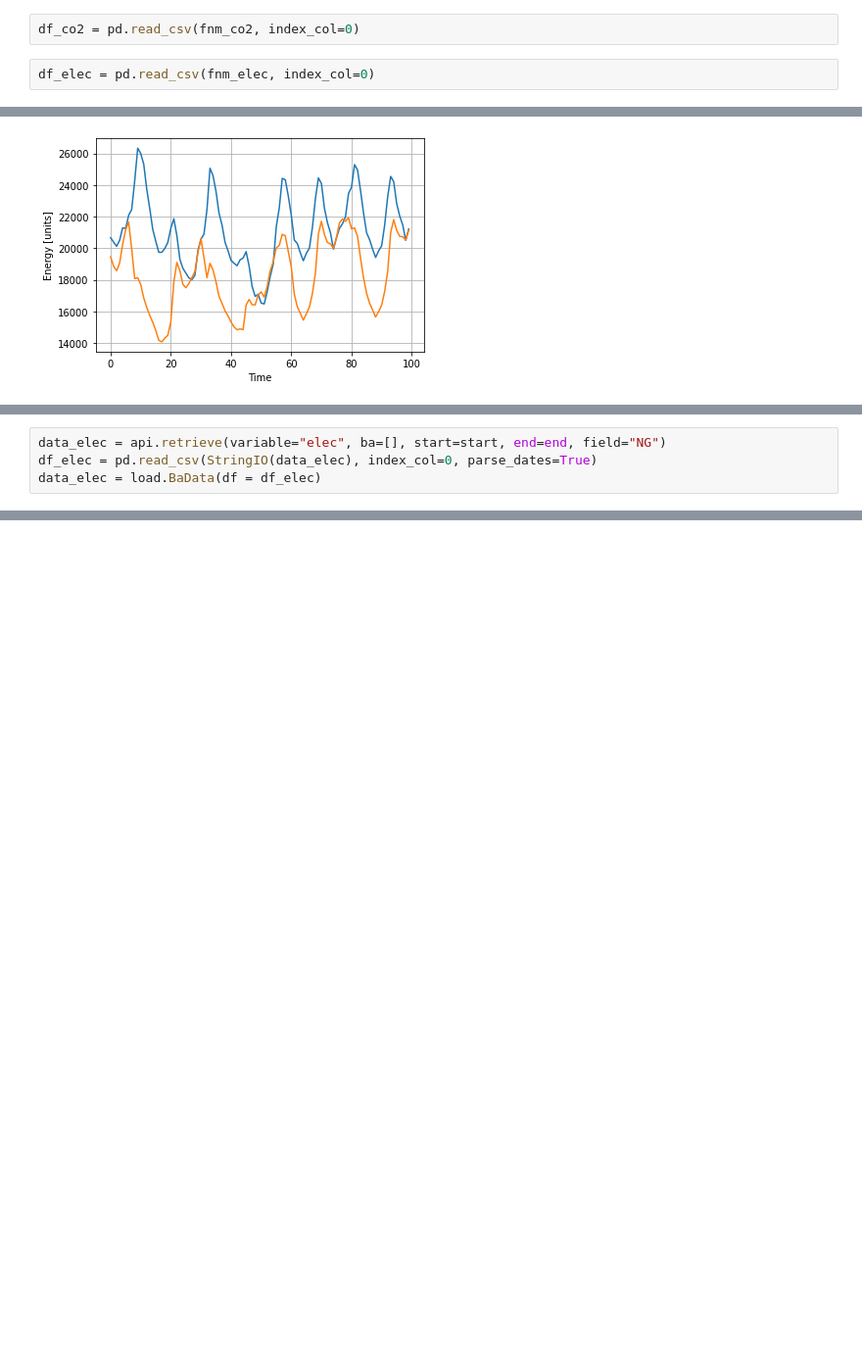
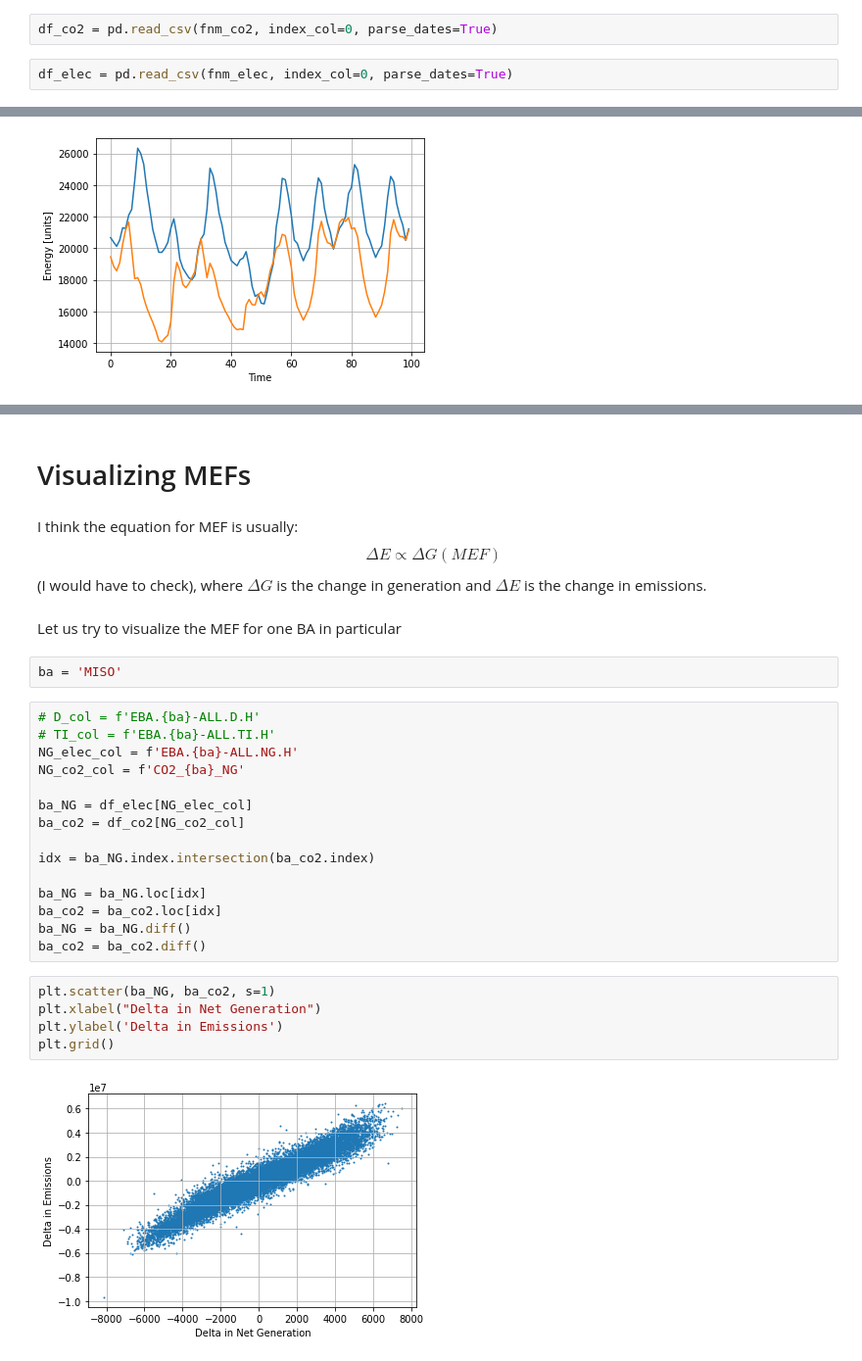
Before and after one commit to degleris1/DynamicMarginalEmissions.jl, a Jupyter notebook: notebooks/gridemissions.ipynb, the cells around one changed output, grey strips where cells are left out. Shown at 98% size. Saved outputs shown, nothing was run; the diff lists cells and outputs as text; blank space fills up the shorter version.

```diff
--- a/notebooks/gridemissions.ipynb
+++ b/notebooks/gridemissions.ipynb
@@ -60,9 +60,9 @@ DATA_PATH = os.getenv('CARBON_NETWORKS_DATA')
 fnm_co2 = os.path.join(DATA_PATH, 'EBA_co2.csv')
 fnm_elec = os.path.join(DATA_PATH, 'EBA_elec.csv')
 # %%
-df_co2 = pd.read_csv(fnm_co2, index_col=0)
+df_co2 = pd.read_csv(fnm_co2, index_col=0, parse_dates=True)
 # %%
-df_elec = pd.read_csv(fnm_elec, index_col=0)
+df_elec = pd.read_csv(fnm_elec, index_col=0, parse_dates=True)
 # %% [markdown]
 ## Co2 dataset
 # %%
@@ -252,4 +244,0 @@ end = "20210324"
-# %%
-data_elec = api.retrieve(variable="elec", ba=[], start=start, end=end, field="NG")
-df_elec = pd.read_csv(StringIO(data_elec), index_col=0, parse_dates=True)
-data_elec = load.BaData(df = df_elec)
@@ -366,0 +245,34 @@ plt.plot(df['CISO'].values)
+# %% [markdown]
+# Visualizing MEFs
+# %% [markdown]
+I think the equation for MEF is usually:
+$$
+ \Delta E\propto \Delta G (MEF)
+$$
+(I would have to check), where $\Delta G$ is the change in generation and $\Delta E$ is the change in emissions.
+# %% [markdown]
+Let us try to visualize the MEF for one BA in particular
+# %%
+ba = 'MISO'
+# %%
+# D_col = f'EBA.{ba}-ALL.D.H'
+# TI_col = f'EBA.{ba}-ALL.TI.H'
+NG_elec_col = f'EBA.{ba}-ALL.NG.H'
+NG_co2_col = f'CO2_{ba}_NG'
+
+ba_NG = df_elec[NG_elec_col]
+ba_co2 = df_co2[NG_co2_col]
+
+idx = ba_NG.index.intersection(ba_co2.index)
+
+ba_NG = ba_NG.loc[idx]
+ba_co2 = ba_co2.loc[idx]
+ba_NG = ba_NG.diff()
+ba_co2 = ba_co2.diff()
+# %%
+plt.scatter(ba_NG, ba_co2, s=1)
+plt.xlabel("Delta in Net Generation")
+plt.ylabel('Delta in Emissions')
+plt.grid()
+# %% [output]
+[figure, added]
```
Also changed, not shown: parts of 42 cells of this notebook.
